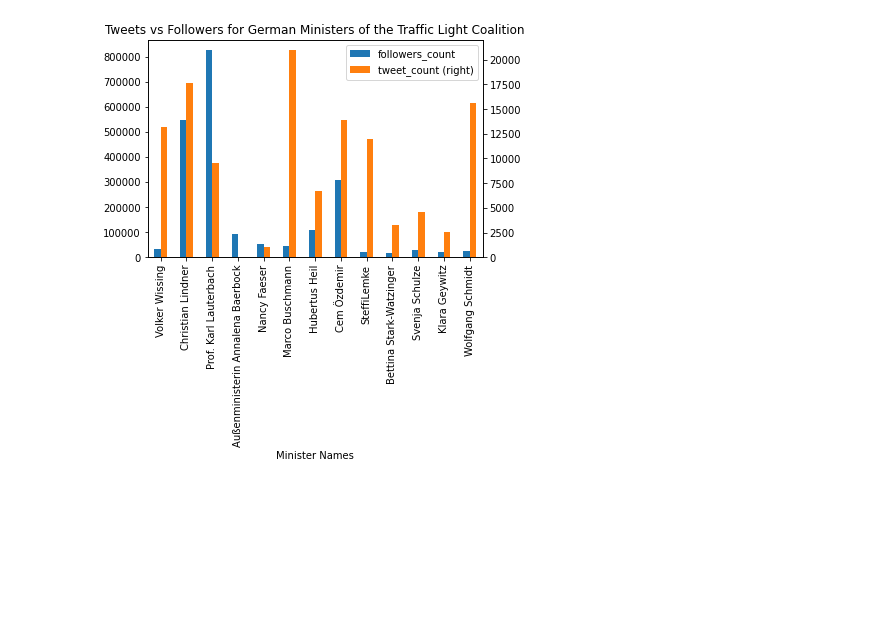
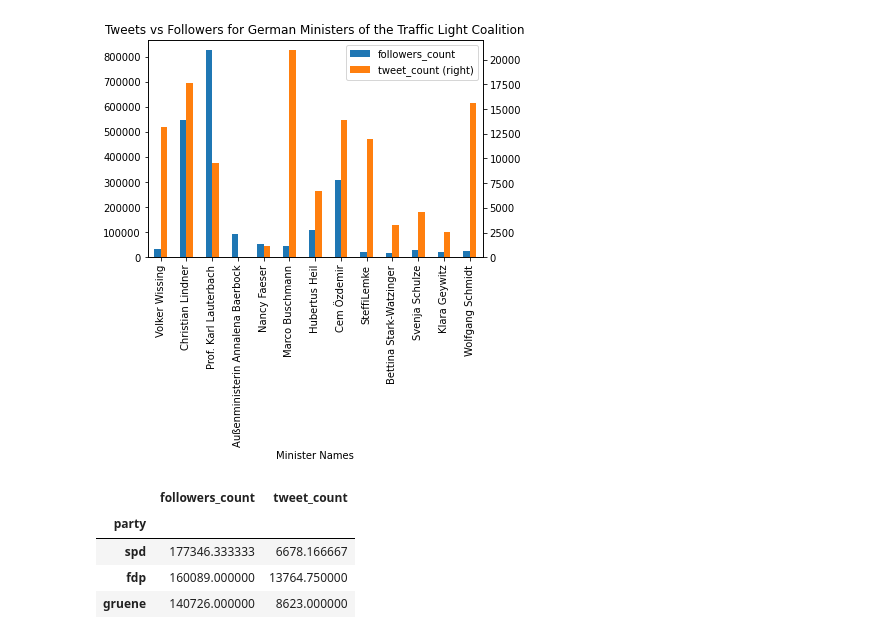
Before and after one commit to berreiter-stefan/twitter-analysis, a Jupyter notebook: pipeline.ipynb, the cells around one changed output. Saved outputs shown, nothing was run; the diff lists cells and outputs as text; code cells hidden in the pictures; blank space fills up the shorter version.

```diff
--- a/pipeline.ipynb
+++ b/pipeline.ipynb
@@ -82,3 +83,12 @@ ratio_plt.set_xlabel("Minister Names")
 plt.show()
 # %% [output]
 [figure]
+# %%
+party_stats_df = df.groupby(by=["party"])["followers_count", "tweet_count"].mean().sort_values(by=["followers_count", "tweet_count"], ascending=[False, True])
+party_stats_df
+# %% [output]
+|  | followers_count | tweet_count |
+| party |  |  |
+| spd | 177346.333333 | 6678.166667 |
+| fdp | 160089.000000 | 13764.750000 |
+| gruene | 140726.000000 | 8623.000000 |
```
Also changed, not shown: parts of 6 cells of this notebook, 1 other file.
